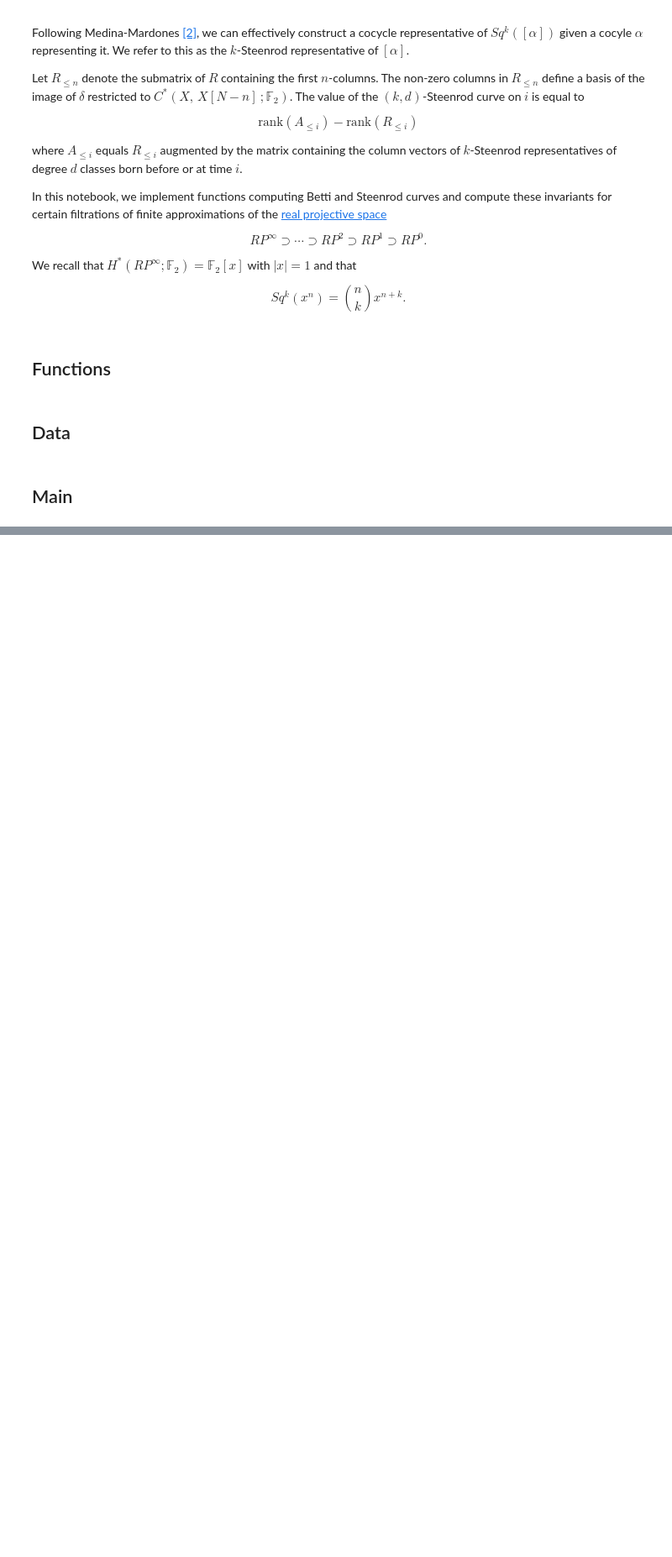
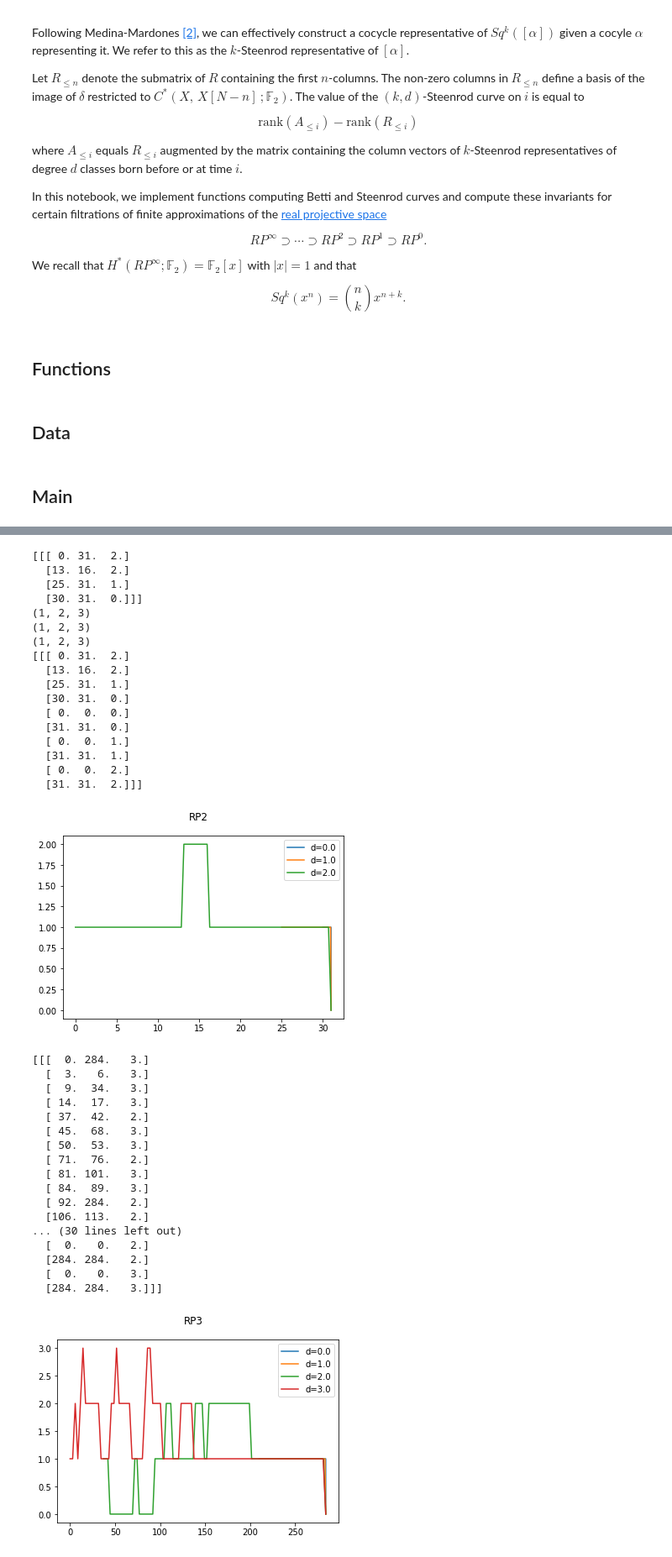
Before and after one commit to Steenroder/steenroder, a Jupyter notebook: steenroder.ipynb, the cells around one changed output, grey strips where cells are left out. Shown: that part at 84% size. Cells and saved outputs as stored; diff of their text form; code cells hidden in the pictures; blank space fills up the shorter version.

```diff
--- a/steenroder.ipynb
+++ b/steenroder.ipynb
@@ -312,0 +311,75 @@ for dimension in range(4,5):
+# %%
+from giotto.diagrams import BettiCurve
+
+for dimension in range(2,5):
+    filtration = projective_space[dimension]
+
+    coboundary = get_coboundary(filtration)
+    reduced, triangular = get_reduced_triangular(coboundary)
+    barcode = np.asarray(get_barcode(reduced, filtration))
+    barcode = barcode.reshape((1, barcode.shape[0], 3))
+    barcode = np.nan_to_num(barcode, posinf=len(filtration))
+    print(barcode)
+
+    min_filtration_value = np.min(barcode[:,:,0])
+    max_filtration_value = np.max(barcode[:,:,1])
+
+    homology_dimensions = sorted(list(set(barcode[0, :, 2])))
+    betti_curve_trans = BettiCurve()
+    betti_curve = betti_curve_trans.fit_transform(barcode)
+
+    sampling = betti_curve_trans.samplings_
+
+    for dim in homology_dimensions:
+        extra_points = np.array([[[min_filtration_value, min_filtration_value, dim],
+                                [max_filtration_value, max_filtration_value, dim]]])
+        print(extra_points.shape)
+        barcode = np.hstack([barcode, extra_points])
+
+    print(barcode)
+
+
+    for dim in homology_dimensions:
+        plot = plt.plot(betti_curve_trans.samplings_[dim],
+                        betti_curve[0,int(dim),:],
+                        label=f'd={dim}')
+    plt.legend()
+    plt.suptitle(f'RP{dimension}')
+    plt.show()
+# %% [output]
+[[[ 0. 31.  2.]
+  [13. 16.  2.]
+  [25. 31.  1.]
+  [30. 31.  0.]]]
+(1, 2, 3)
+(1, 2, 3)
+(1, 2, 3)
+[[[ 0. 31.  2.]
+  [13. 16.  2.]
+  [25. 31.  1.]
+  [30. 31.  0.]
+  [ 0.  0.  0.]
+  [31. 31.  0.]
+  [ 0.  0.  1.]
+  [31. 31.  1.]
+  [ 0.  0.  2.]
+  [31. 31.  2.]]]
+[figure, added]
+[[[  0. 284.   3.]
+  [  3.   6.   3.]
+  [  9.  34.   3.]
+  [ 14.  17.   3.]
+  [ 37.  42.   2.]
+  [ 45.  68.   3.]
+  [ 50.  53.   3.]
+  [ 71.  76.   2.]
+  [ 81. 101.   3.]
+  [ 84.  89.   3.]
+  [ 92. 284.   2.]
+  [106. 113.   2.]
+... (30 lines left out)
+  [  0.   0.   2.]
+  [284. 284.   2.]
+  [  0.   0.   3.]
+  [284. 284.   3.]]]
+[figure, added]
```
Also changed, not shown: parts of 3 cells of this notebook.
